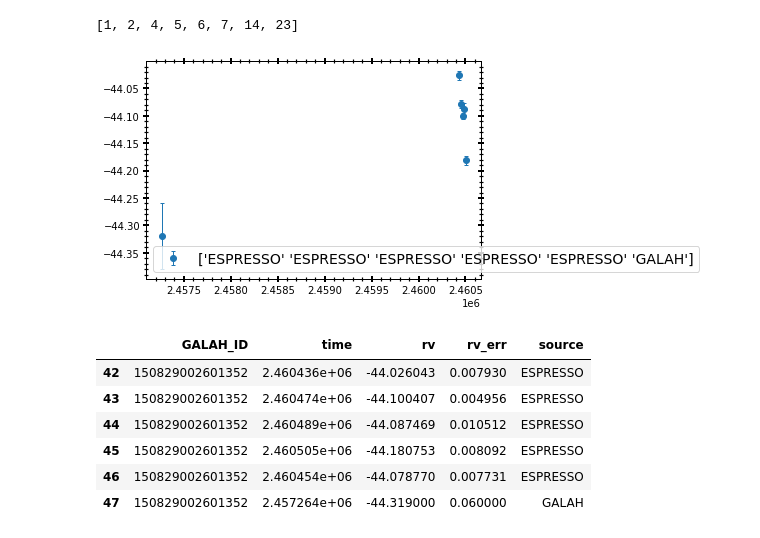
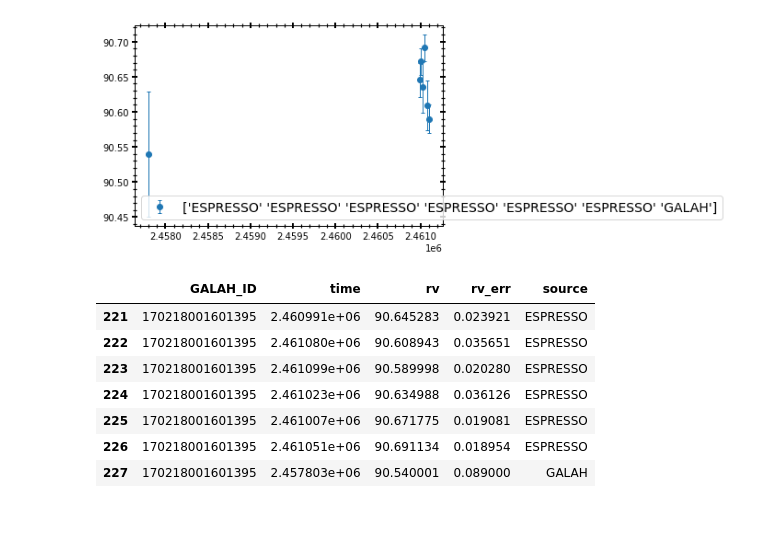
Before and after one commit to MaryumSayeed/ESPRESSO, a Jupyter notebook: scripts/run_joker.ipynb, the cells around one changed output. Drawn from its saved outputs; the diff is of its cells as text; code cells hidden in the pictures.

```diff
--- a/scripts/run_joker.ipynb
+++ b/scripts/run_joker.ipynb
@@ -34,8 +32,6 @@ vlt = EarthLocation.of_site('paranal')  # the easiest way... but requires intern
 # %%
-rv_df = pd.read_csv('rv_df.csv')
-comb_df = pd.read_csv('combined_rvs.csv')
-
-
+rv_df = pd.read_csv('rv_df_new.csv')
+comb_df = pd.read_csv('combined_rvs_new.csv')
 ids = comb_df.GALAH_ID.unique()
 # for i in ids:
 #     dt = comb_df[comb_df.GALAH_ID==i]
@@ -44,9 +40,7 @@ ids = comb_df.GALAH_ID.unique()
 #     plt.title(rv_df[rv_df.galah_id==i].RG_id.values[0])
 #     plt.show()
 
-rv_df[rv_df.program==112].RG_id.tolist()
+#rv_df[rv_df.program==116].RG_id.tolist()
-# %% [output]
-[1, 2, 4, 5, 6, 7, 14, 23]
 # %%
 def clean_up(df):
     time = df['comb_time']
@@ -76,21 +70,22 @@ plt.rcParams['figure.facecolor']    = 'white'
 # %%
 def plot_rvs(obj, program):
     galah_id = rv_df[(rv_df.RG_id==obj) & (rv_df.program==program)].galah_id.values[0]
     dtemp         = comb_df[comb_df.GALAH_ID==galah_id]
     time, rv, err = dtemp.time.values, dtemp.rv.values, dtemp.rv_err.values
     sources = np.array(dtemp.source.values)
     time, rv, err = np.array(time), np.array(rv), np.array(err)
     plt.errorbar(time, rv, fmt='o', yerr=err, label=sources,capsize=2,lw=1)
     plt.legend()
     plt.show()
     return dtemp
-plot_rvs(14, 113)
+plot_rvs(1, 116)
 # %% [output]
-[figure, old version]
+[figure, new version]
 |  | GALAH_ID | time | rv | rv_err | source |
-| 42 | 150829002601352 | 2.460436e+06 | -44.026043 | 0.007930 | ESPRESSO |
-| 43 | 150829002601352 | 2.460474e+06 | -44.100407 | 0.004956 | ESPRESSO |
-| 44 | 150829002601352 | 2.460489e+06 | -44.087469 | 0.010512 | ESPRESSO |
-| 45 | 150829002601352 | 2.460505e+06 | -44.180753 | 0.008092 | ESPRESSO |
-| 46 | 150829002601352 | 2.460454e+06 | -44.078770 | 0.007731 | ESPRESSO |
-| 47 | 150829002601352 | 2.457264e+06 | -44.319000 | 0.060000 | GALAH |
+| 221 | 170218001601395 | 2.460991e+06 | 90.645283 | 0.023921 | ESPRESSO |
+| 222 | 170218001601395 | 2.461080e+06 | 90.608943 | 0.035651 | ESPRESSO |
+| 223 | 170218001601395 | 2.461099e+06 | 90.589998 | 0.020280 | ESPRESSO |
+| 224 | 170218001601395 | 2.461023e+06 | 90.634988 | 0.036126 | ESPRESSO |
+| 225 | 170218001601395 | 2.461007e+06 | 90.671775 | 0.019081 | ESPRESSO |
+| 226 | 170218001601395 | 2.461051e+06 | 90.691134 | 0.018954 | ESPRESSO |
+| 227 | 170218001601395 | 2.457803e+06 | 90.540001 | 0.089000 | GALAH |
```
Also changed, not shown: parts of 4 cells of this notebook, 3 other files.
